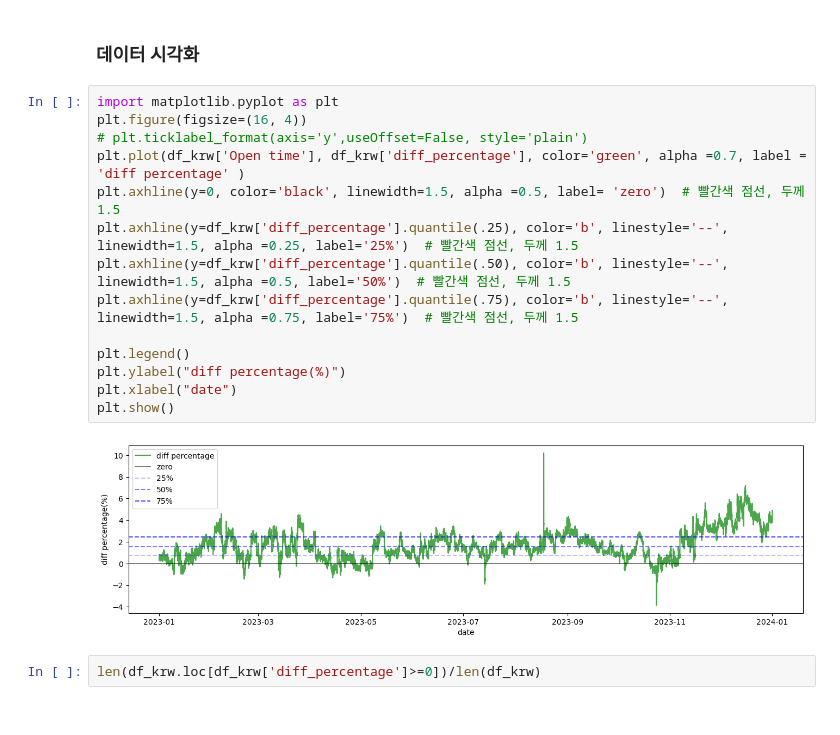
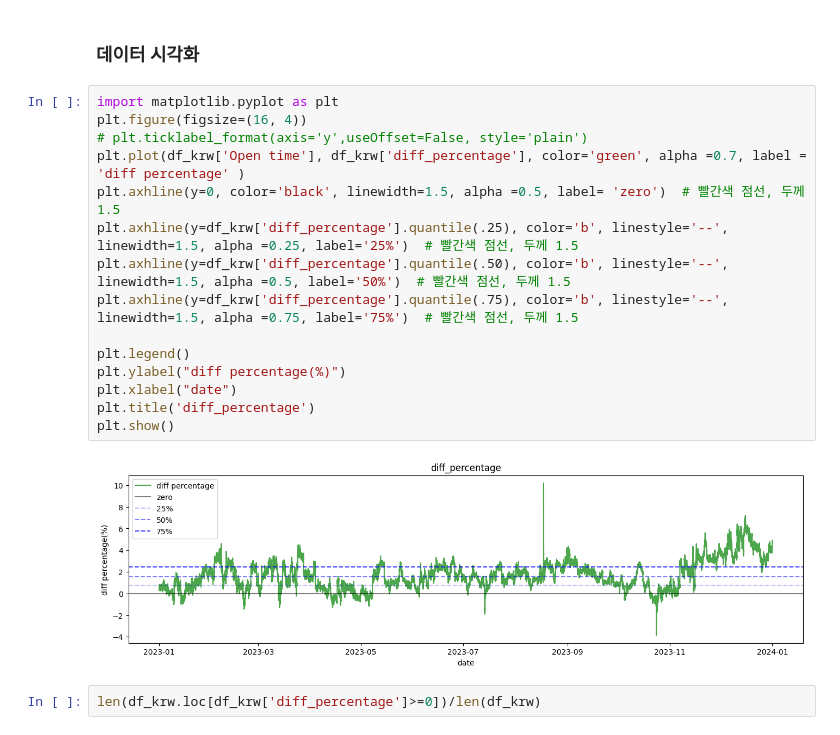
Before and after one commit to ppsygit/coinAnalysis, a Jupyter notebook: diff_analysis/upbit_binance_diff_analysis.ipynb, the cells around one changed output. Drawn from its saved outputs; the diff is of its cells as text.

```diff
--- a/diff_analysis/upbit_binance_diff_analysis.ipynb
+++ b/diff_analysis/upbit_binance_diff_analysis.ipynb
@@ -49,19 +50,20 @@ df_krw.describe()
 # %%
 import matplotlib.pyplot as plt
 plt.figure(figsize=(16, 4))
 # plt.ticklabel_format(axis='y',useOffset=False, style='plain')
 plt.plot(df_krw['Open time'], df_krw['diff_percentage'], color='green', alpha =0.7, label = 'diff percentage' )
 plt.axhline(y=0, color='black', linewidth=1.5, alpha =0.5, label= 'zero')  # 빨간색 점선, 두께 1.5
 plt.axhline(y=df_krw['diff_percentage'].quantile(.25), color='b', linestyle='--', linewidth=1.5, alpha =0.25, label='25%')  # 빨간색 점선, 두께 1.5
 plt.axhline(y=df_krw['diff_percentage'].quantile(.50), color='b', linestyle='--', linewidth=1.5, alpha =0.5, label='50%')  # 빨간색 점선, 두께 1.5
 plt.axhline(y=df_krw['diff_percentage'].quantile(.75), color='b', linestyle='--', linewidth=1.5, alpha =0.75, label='75%')  # 빨간색 점선, 두께 1.5
 
 plt.legend()
 plt.ylabel("diff percentage(%)")
 plt.xlabel("date")
+plt.title('diff_percentage')
 plt.show()
 # %% [output]
-[figure, old version]
+[figure, new version]
 # %%
 len(df_krw.loc[df_krw['diff_percentage']>=0])/len(df_krw)
 # %% [output]
```
Also changed, not shown: parts of 13 cells of this notebook, 1 other file.
